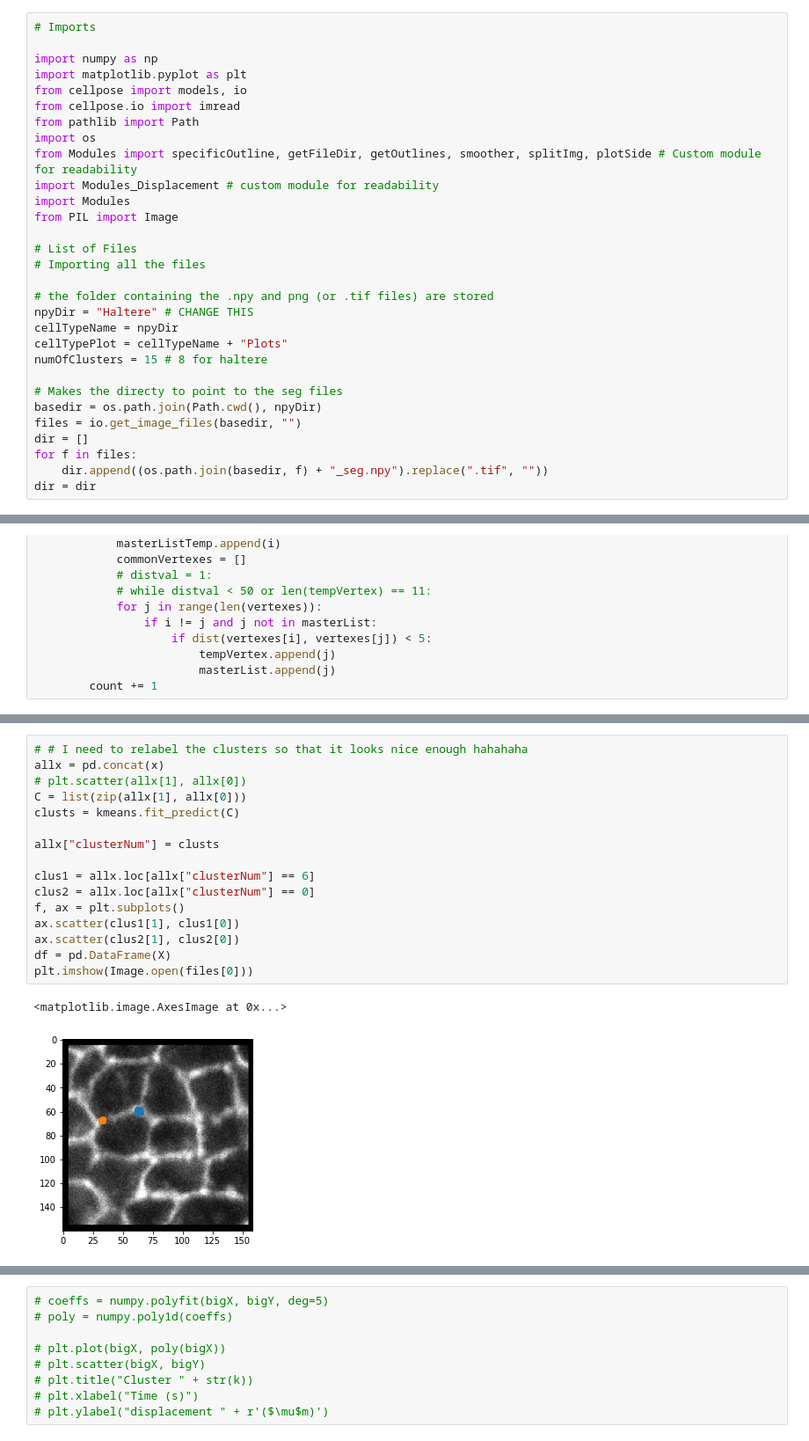
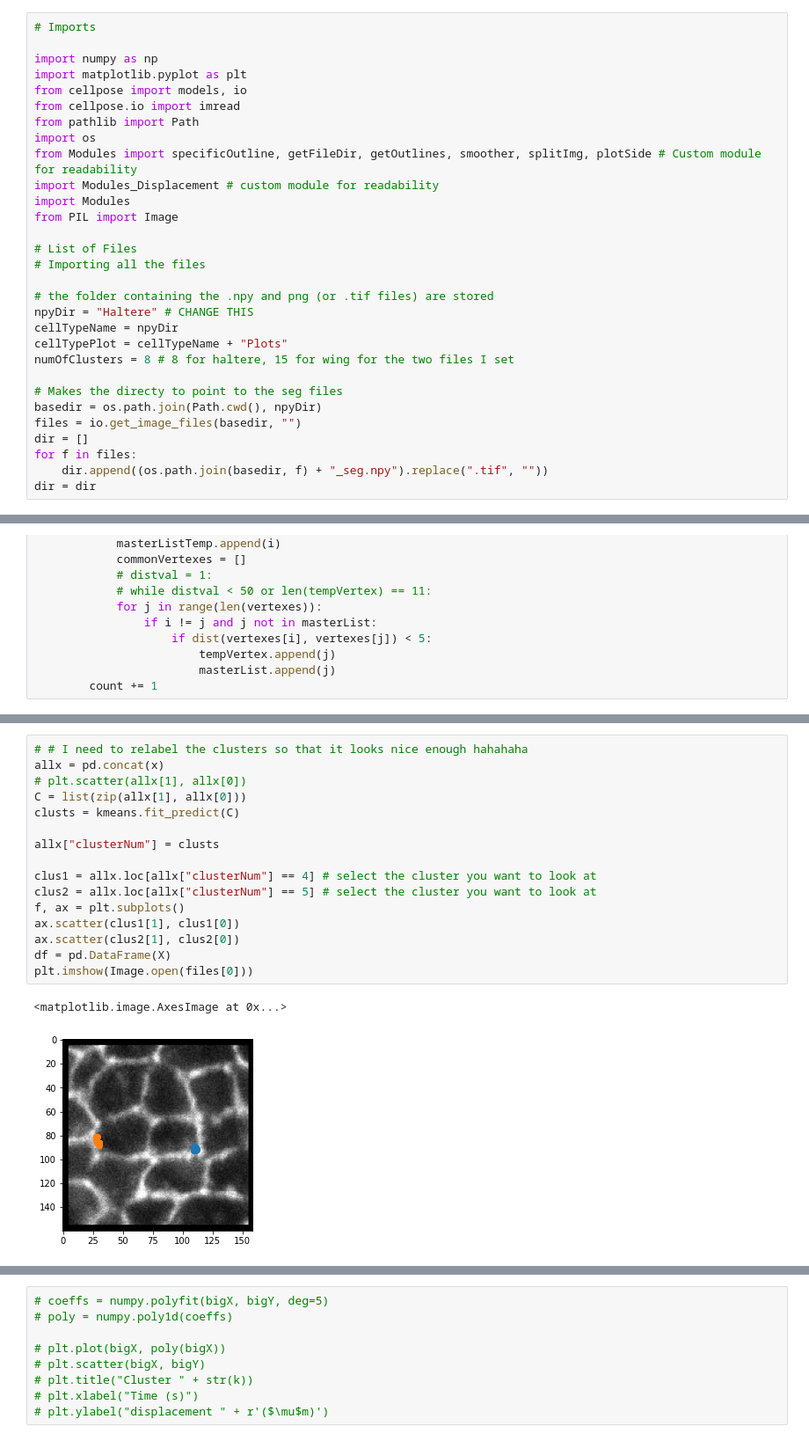
Before and after one commit to BiratalWagle/CellTensionFinal, a Jupyter notebook: Cellpose_Displacement_OneImage.ipynb, the cells around one changed output, grey strips where cells are left out. Shown at 88% size. Drawn from its saved outputs; the diff is of its cells as text.

```diff
--- a/Cellpose_Displacement_OneImage.ipynb
+++ b/Cellpose_Displacement_OneImage.ipynb
@@ -28,7 +28,7 @@ from PIL import Image
 npyDir = "Haltere" # CHANGE THIS
 cellTypeName = npyDir
 cellTypePlot = cellTypeName + "Plots"
-numOfClusters = 15 # 8 for haltere
+numOfClusters = 8 # 8 for haltere, 15 for wing for the two files I set
 
 # Makes the directy to point to the seg files
 basedir = os.path.join(Path.cwd(), npyDir)
@@ -209,19 +178,19 @@ for i in mainVertexList:
 # %%
 # # I need to relabel the clusters so that it looks nice enough hahahaha
 allx = pd.concat(x)
 # plt.scatter(allx[1], allx[0])
 C = list(zip(allx[1], allx[0]))
 clusts = kmeans.fit_predict(C)
 
 allx["clusterNum"] = clusts
 
-clus1 = allx.loc[allx["clusterNum"] == 6]
-clus2 = allx.loc[allx["clusterNum"] == 0]
+clus1 = allx.loc[allx["clusterNum"] == 4] # select the cluster you want to look at
+clus2 = allx.loc[allx["clusterNum"] == 5] # select the cluster you want to look at
 f, ax = plt.subplots()
 ax.scatter(clus1[1], clus1[0])
 ax.scatter(clus2[1], clus2[0])
 df = pd.DataFrame(X)
 plt.imshow(Image.open(files[0]))
 # %% [output]
 <matplotlib.image.AxesImage at 0x...>
-[figure, old version]
+[figure, new version]
```
Also changed, not shown: parts of 13 cells of this notebook.
